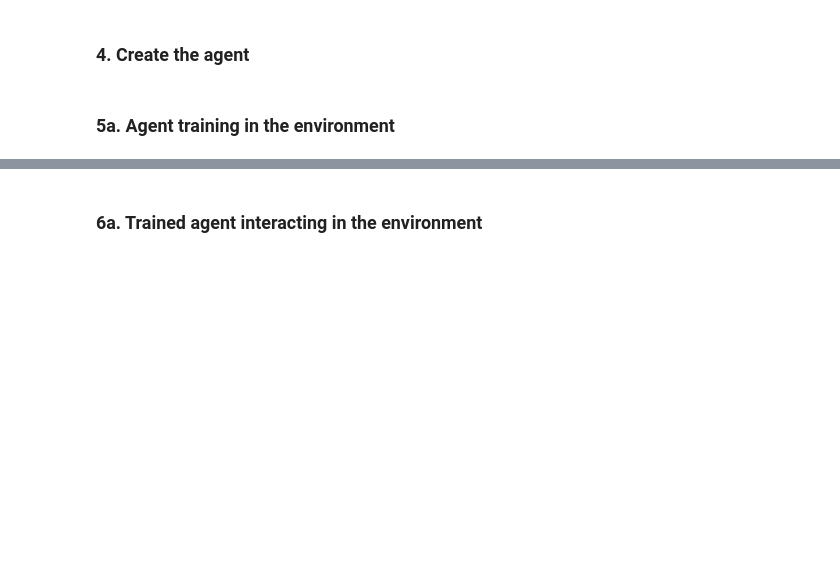
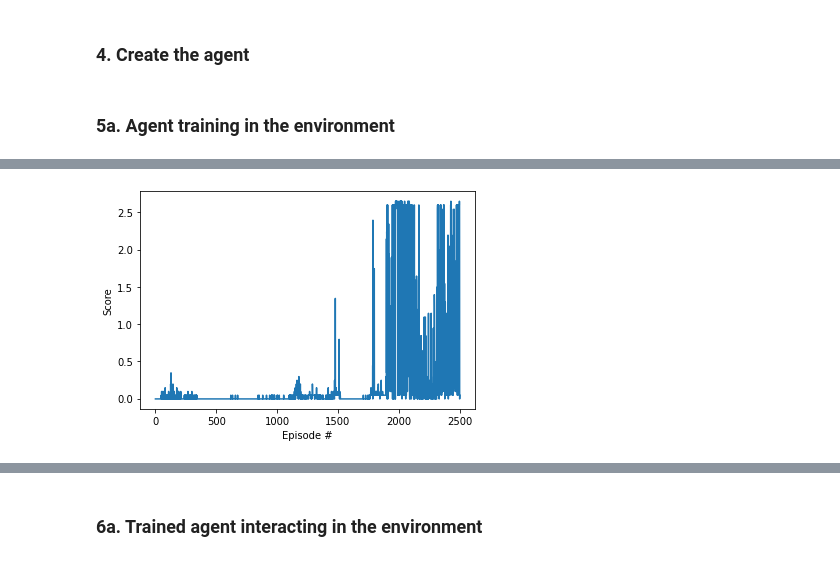
Before and after one commit to JavRodriPM/DDRLN-Project3-MultiAgentRL, a Jupyter notebook: Tennis.ipynb, the cells around one changed output, grey strips where cells are left out. Saved outputs shown, nothing was run; the diff lists cells and outputs as text; code cells hidden in the pictures; blank space fills up the shorter version.

Commit message:
First working version.
First working version with DDPG algorithm and same NN as DDRLN-Project2

```diff
--- a/Tennis.ipynb
+++ b/Tennis.ipynb
@@ -13,7 +44,8 @@ Run the next code cell to install a few packages.  This line will take a few min
 # %% [markdown]
 The environment is already saved in the Workspace and can be accessed at the file path provided below.
 # %%
-from unityagents import UnityEnvironment
-import numpy as np
+#from unityagents import UnityEnvironment
+#import numpy as np
 
-env = UnityEnvironment(file_name="./Tennis_Windows_x86_64/Tennis")
+env = UnityEnvironment(file_name='.\Tennis_Windows_x86_64\Tennis.exe')
+#env = UnityEnvironment(file_name='.\Reacher_Windows_x86_64\Reacher.exe')
@@ -322,7 +381,7 @@ agent.reset()
 #agent.critic_local.load_state_dict(torch.load('checkpoint_critic.pth'))
 
 
-def ddpg(n_episodes=1000, max_t=1000, print_every=50):
+def ddpg(n_episodes=2500, max_t=2000, print_every=50):
     scores_deque = deque(maxlen=100)
     scores_mean = []
     max_score = -np.Inf
@@ -346,6 +405,7 @@ def ddpg(n_episodes=1000, max_t=1000, print_every=50):
             rewards = env_info.rewards                         # get reward (for each agent)
             dones = env_info.local_done                        # see if episode finished
             scores += env_info.rewards                         # update the score (for each agent)
+            #print("scores:",scores)
             if t % UPDATE_FREQ == 0:
                 update = True
             agent.step(states, actions, rewards, next_states, dones, update)
@@ -358,18 +418,19 @@ def ddpg(n_episodes=1000, max_t=1000, print_every=50):
         scores_mean.append(np.mean(scores))
         avg_score = np.mean(scores_deque)
 
-        if scores>maxscore: maxscore=float(scores)
-        if scores<minscore: minscore=float(scores)
+
+        if avg_score>maxscore: maxscore=float(avg_score)
+        if avg_score<minscore: minscore=float(avg_score)
 
         timenow= "{:02}".format(now.hour) + ":"+ "{:02}".format(now.minute) + ":" + "{:02}".format(now.second)
-        #print(avg_score)
-        #print(minscore)
-        #print(maxscore)
-        #print(timenow)
+        #print("scores:",scores)
+        #print("scores_mean",scores_mean)
         print('\rEpisode {}\tAverage Score: {:.2f} \tMinScore: {:.2f} \tMaxScore: {:.2f} \tHour: {}'.format(i_episode, avg_score,minscore, maxscore, timenow), end="")
+        #print('Episode {}\tAverage Score: {:.2f} \tMinScore: {:.2f} \tMaxScore: {:.2f} \tHour: {}'.format(i_episode, avg_score,minscore, maxscore, timenow))
         #if avg_score > 30 and avgscore <= score: # only save when average is better and game have been passed.
-        torch.save(agent.actor_local.state_dict(), 'checkpoint_actor.pth')
-        torch.save(agent.critic_local.state_dict(), 'checkpoint_critic.pth')
+        if i_episode % 20 == 0:
+            torch.save(agent.actor_local.state_dict(), 'checkpoint_actor.pth')
+            torch.save(agent.critic_local.state_dict(), 'checkpoint_critic.pth')
 
         if i_episode % print_every == 0:
             print('\rEpisode {}\tAverage Score: {:.2f} \tMinScore: {:.2f} \tMaxScore: {:.2f} \tHour: {}'.format(i_episode, avg_score,minscore, maxscore, timenow))
@@ -389,3 +450,4 @@ plt.plot(np.arange(1, len(scores)+1), scores)
 plt.ylabel('Score')
 plt.xlabel('Episode #')
 plt.show()
+# %% [output]
@@ -391,0 +471 @@ plt.show()
+[figure, added]
```
Also changed, not shown: parts of 9 cells of this notebook, 10 other files.
